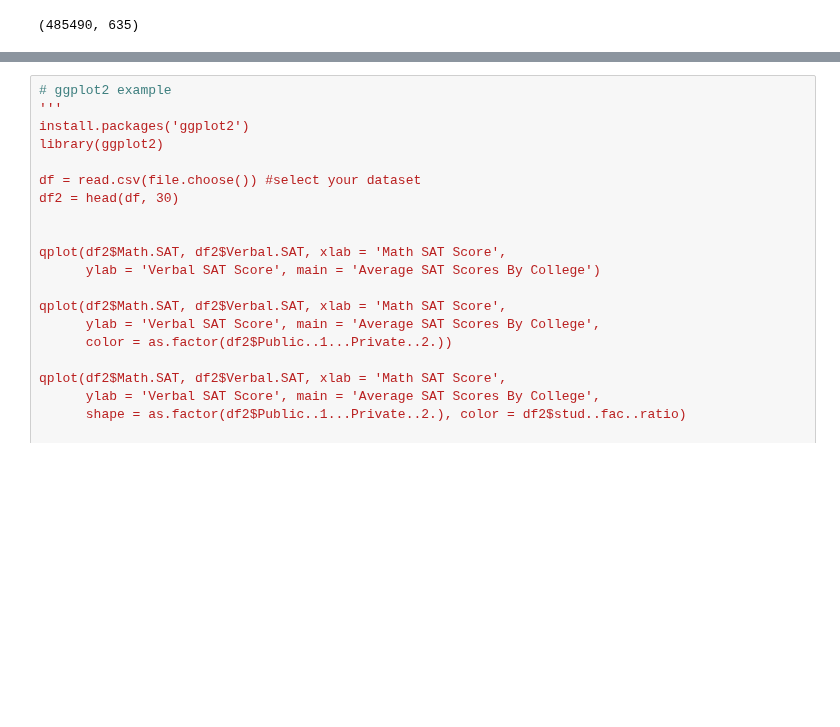
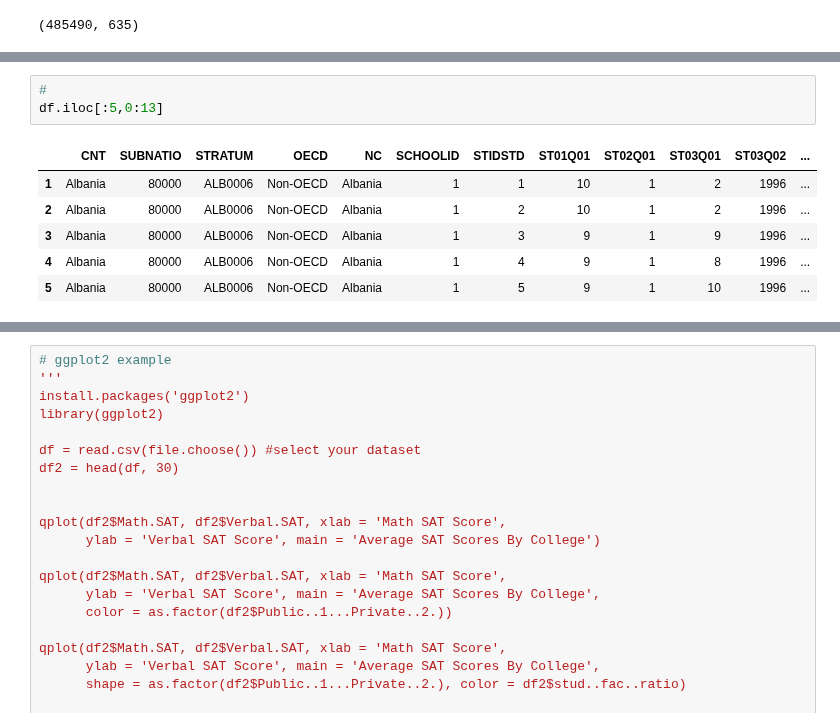
Before and after one commit to Steve-Choi/DAND, a Jupyter notebook: Communicate-Data-Findings/Communicate-Data-Findings.ipynb, the cells around one changed output, grey strips where cells are left out. Cells and saved outputs as stored; diff of their text form; blank space fills up the shorter version.

```diff
--- a/Communicate-Data-Findings/Communicate-Data-Findings.ipynb
+++ b/Communicate-Data-Findings/Communicate-Data-Findings.ipynb
@@ -51,0 +82,10 @@ df_colname.head()
+# %%
+#
+df.iloc[:5,0:13]
+# %% [output]
+|  | CNT | SUBNATIO | STRATUM | OECD | NC | SCHOOLID | STIDSTD | ST01Q01 | ST02Q01 | ST03Q01 | ST03Q02 | ... |
+| 1 | Albania | 80000 | ALB0006 | Non-OECD | Albania | 1 | 1 | 10 | 1 | 2 | 1996 | ... |
+| 2 | Albania | 80000 | ALB0006 | Non-OECD | Albania | 1 | 2 | 10 | 1 | 2 | 1996 | ... |
+| 3 | Albania | 80000 | ALB0006 | Non-OECD | Albania | 1 | 3 | 9 | 1 | 9 | 1996 | ... |
+| 4 | Albania | 80000 | ALB0006 | Non-OECD | Albania | 1 | 4 | 9 | 1 | 8 | 1996 | ... |
+| 5 | Albania | 80000 | ALB0006 | Non-OECD | Albania | 1 | 5 | 9 | 1 | 10 | 1996 | ... |
```
Also changed, not shown: parts of 6 cells of this notebook.
